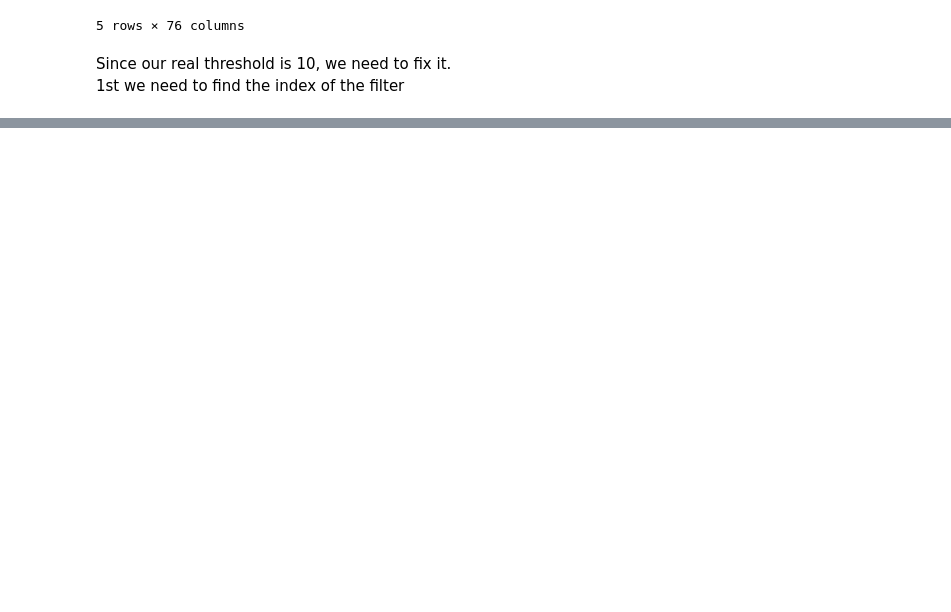
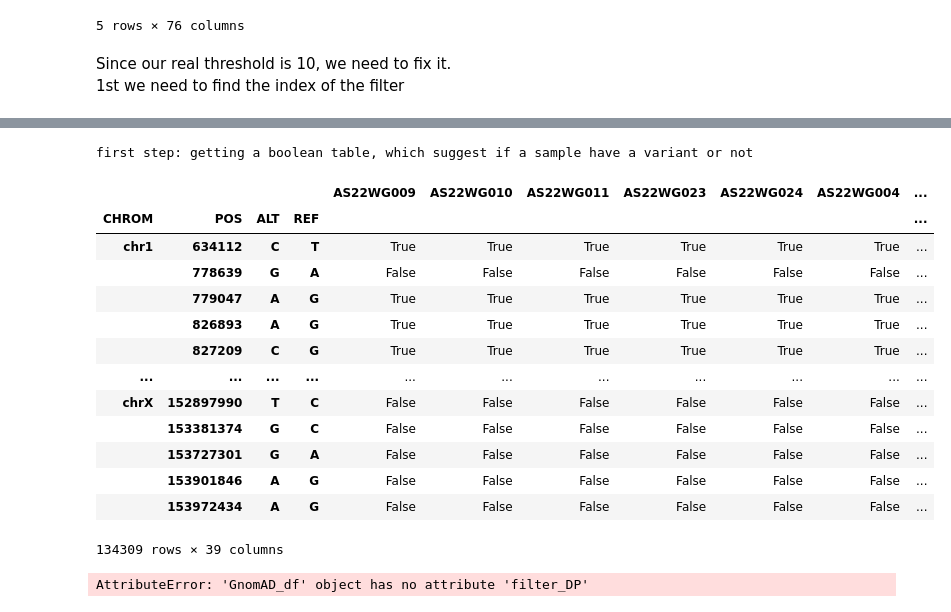
Before and after one commit to Toozig/gnomAD_df_class, a Jupyter notebook: example.ipynb, the cells around one changed output, grey strips where cells are left out. Cells and saved outputs as stored; diff of their text form; code cells hidden in the pictures; blank space fills up the shorter version.

Commit message:
fixed printing and df display

```diff
--- a/example.ipynb
+++ b/example.ipynb
@@ -574,0 +175,37 @@ getting table
+# %%
+gdf.reset_table() # make sure we cleaned all the mess from the cell above
+
+print('first step: getting a boolean table, which suggest if a sample have a variant or not')
+bool_df = gdf.bool_variant_df()
+display(bool_df.head())
+print('Now lets count how many variants each sample have -')
+boo_df.drop(columns=['AF','INTERVAL_ID']).sum()
+# %% [output]
+first step: getting a boolean table, which suggest if a sample have a variant or not
+# %%
+bool_df
+# %% [output]
+|  |  |  |  | AS22WG009 | AS22WG010 | AS22WG011 | AS22WG023 | AS22WG024 | AS22WG004 | ... |
+| CHROM | POS | ALT | REF |  |  |  |  |  |  | ... |
+| chr1 | 634112 | C | T | True | True | True | True | True | True | ... |
+|  | 778639 | G | A | False | False | False | False | False | False | ... |
+|  | 779047 | A | G | True | True | True | True | True | True | ... |
+|  | 826893 | A | G | True | True | True | True | True | True | ... |
+|  | 827209 | C | G | True | True | True | True | True | True | ... |
+| ... | ... | ... | ... | ... | ... | ... | ... | ... | ... | ... |
+| chrX | 152897990 | T | C | False | False | False | False | False | False | ... |
+|  | 153381374 | G | C | False | False | False | False | False | False | ... |
+|  | 153727301 | G | A | False | False | False | False | False | False | ... |
+|  | 153901846 | A | G | False | False | False | False | False | False | ... |
+|  | 153972434 | A | G | False | False | False | False | False | False | ... |
+134309 rows × 39 columns
+# %%
+
+
+DP_t = 10
+AF_t = 0.01
+gdf.filter_dp(DP_t)
+gdf.filter_af(AF_t, remove_unkwon=True)
+gdf.get_table()
+# %% [output]
+AttributeError: 'GnomAD_df' object has no attribute 'filter_DP'
```
Also changed, not shown: parts of 8 cells of this notebook, 1 other file.
